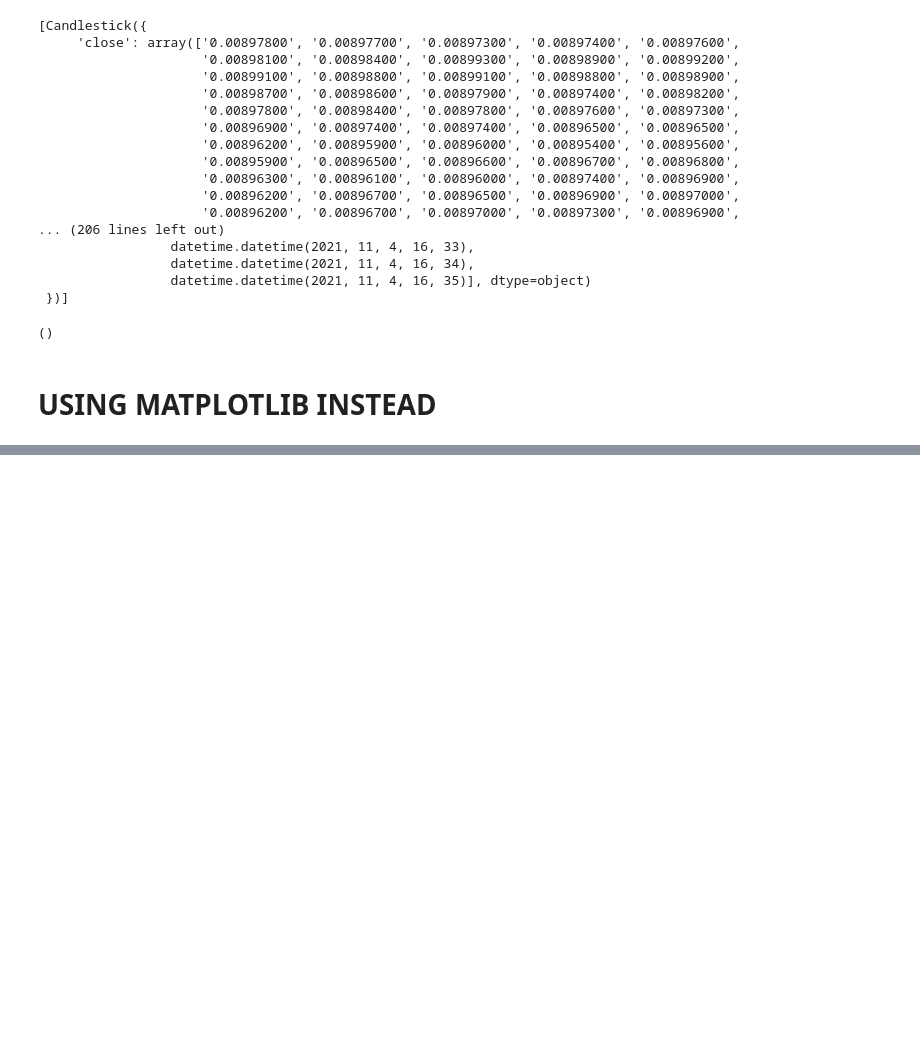
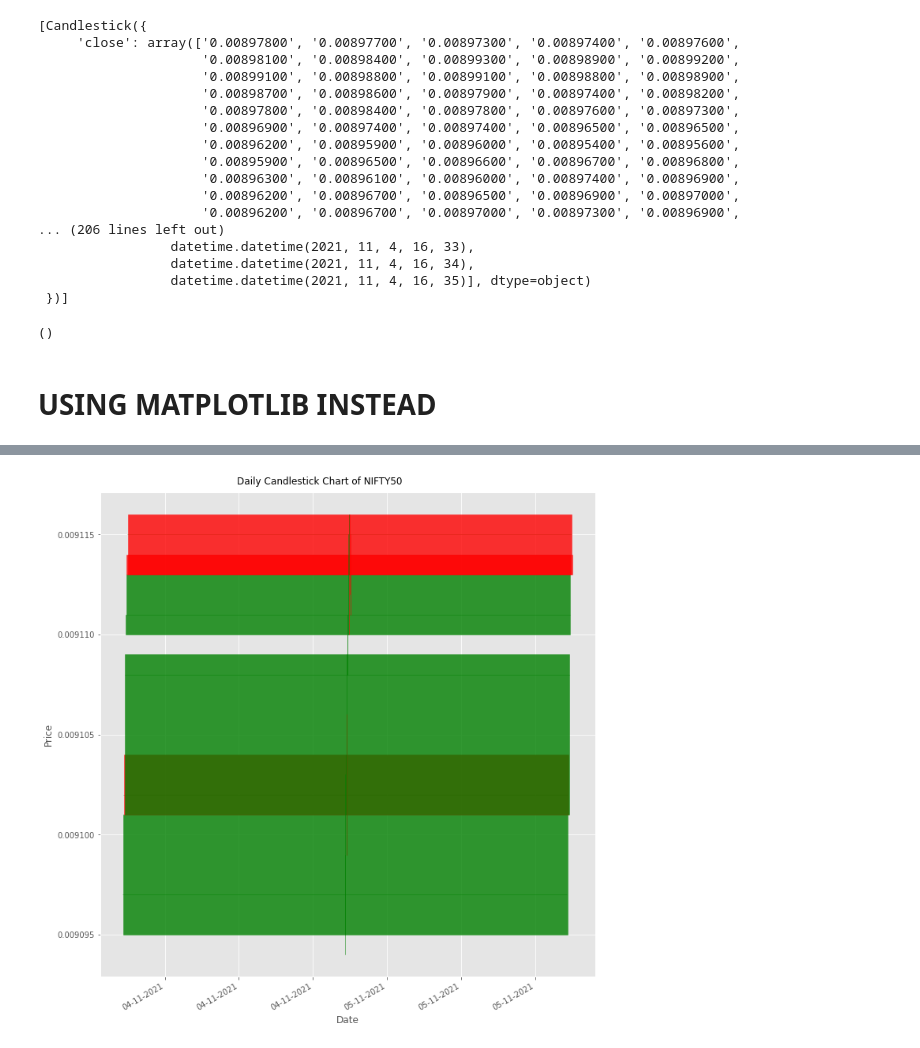
Before and after one commit to EdmondLeahy/binance-trade-bot, a Jupyter notebook: jpn/PlotCandlesticks.ipynb, the cells around one changed output, grey strips where cells are left out. Cells and saved outputs as stored; diff of their text form; code cells hidden in the pictures; blank space fills up the shorter version.

```diff
--- a/jpn/PlotCandlesticks.ipynb
+++ b/jpn/PlotCandlesticks.ipynb
@@ -82,0 +107,5 @@ f2.data
+# %%
+ohlc = data.loc[:, ['dateTime', 'open', 'high', 'low', 'close']]
+# ohlc['dateTime'] = pd.to_datetime(ohlc['dateTime'])
+ohlc['dateTime'] = ohlc['dateTime'].apply(mpl_dates.date2num)
+ohlc = ohlc.astype(float)
@@ -82,0 +137,21 @@ f2.data
+# %%
+
+# Creating Subplots
+fig, ax = plt.subplots(figsize=(10,10))
+
+candlestick_ohlc(ax, ohlc.values, width=0.6, colorup='green', colordown='red', alpha=0.8)
+# Setting labels & titles
+ax.set_xlabel('Date')
+ax.set_ylabel('Price')
+fig.suptitle('Daily Candlestick Chart of NIFTY50')
+
+# Formatting Date
+date_format = mpl_dates.DateFormatter('%d-%m-%Y')
+ax.xaxis.set_major_formatter(date_format)
+fig.autofmt_xdate()
+
+fig.tight_layout()
+
+plt.show()
+# %% [output]
+[figure, added]
```
Also changed, not shown: parts of 7 cells of this notebook, 2 other files.
